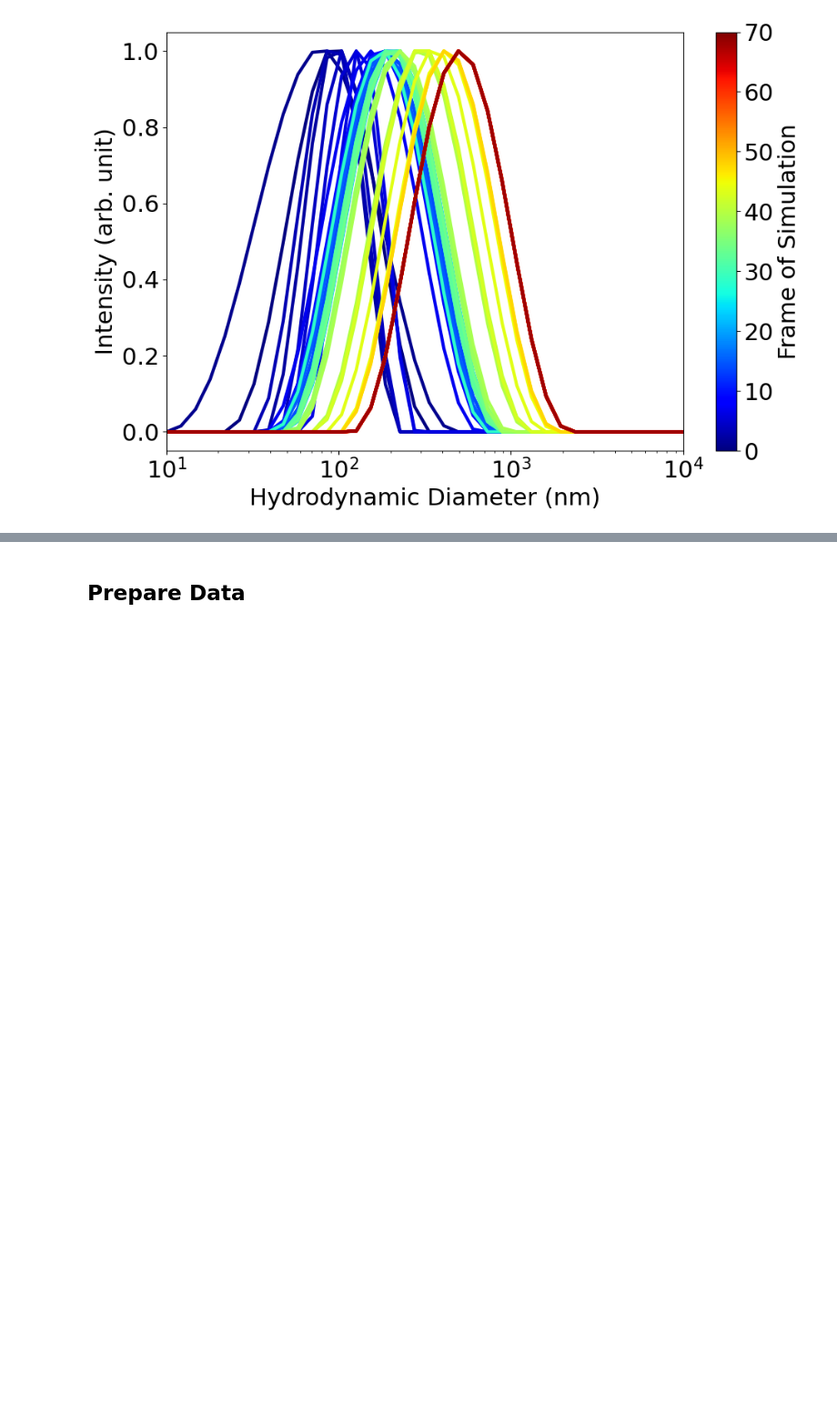
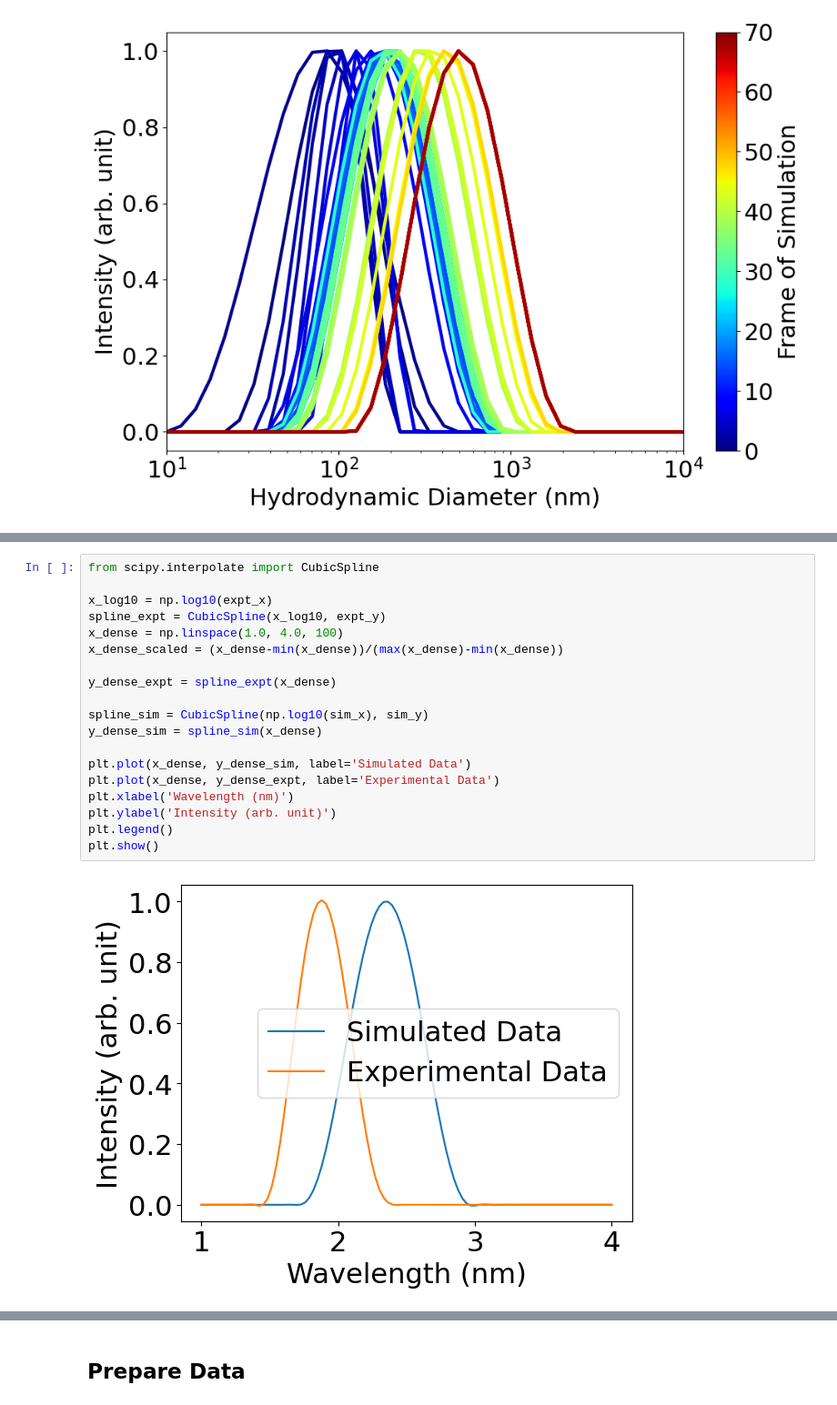
Before and after one commit to huatc/series_alignment, a Jupyter notebook: Notebooks/Create distance DLS.ipynb, the cells around one changed output, grey strips where cells are left out. Shown at 91% size. Drawn from its saved outputs; the diff is of its cells as text; blank space fills up the shorter version.

```diff
--- a/Notebooks/Create distance DLS.ipynb
+++ b/Notebooks/Create distance DLS.ipynb
@@ -141,0 +179,21 @@ plt.tight_layout()
+# %%
+from scipy.interpolate import CubicSpline
+
+x_log10 = np.log10(expt_x)
+spline_expt = CubicSpline(x_log10, expt_y)
+x_dense = np.linspace(1.0, 4.0, 100)
+x_dense_scaled = (x_dense-min(x_dense))/(max(x_dense)-min(x_dense))
+
+y_dense_expt = spline_expt(x_dense)
+
+spline_sim = CubicSpline(np.log10(sim_x), sim_y)
+y_dense_sim = spline_sim(x_dense)
+
+plt.plot(x_dense, y_dense_sim, label='Simulated Data')
+plt.plot(x_dense, y_dense_expt, label='Experimental Data')
+plt.xlabel('Wavelength (nm)')
+plt.ylabel('Intensity (arb. unit)')
+plt.legend()
+plt.show()
+# %% [output]
+[figure, added]
```
Also changed, not shown: parts of 11 cells of this notebook, 9 other files.
